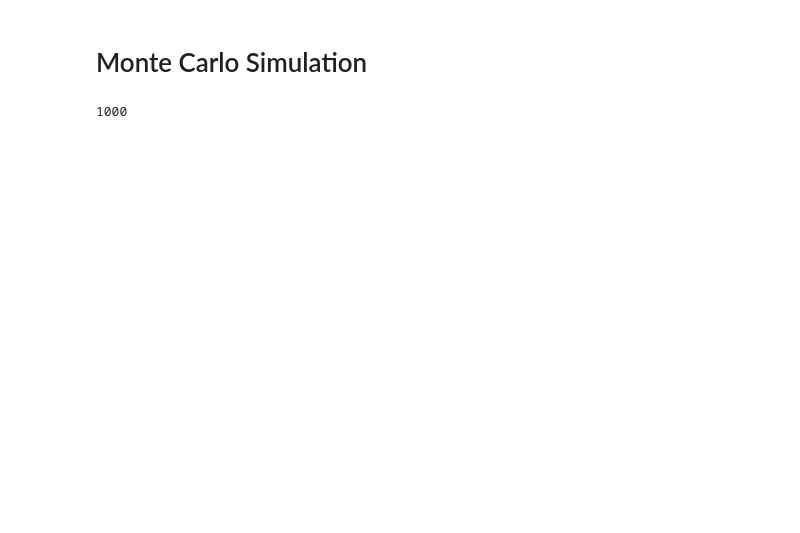
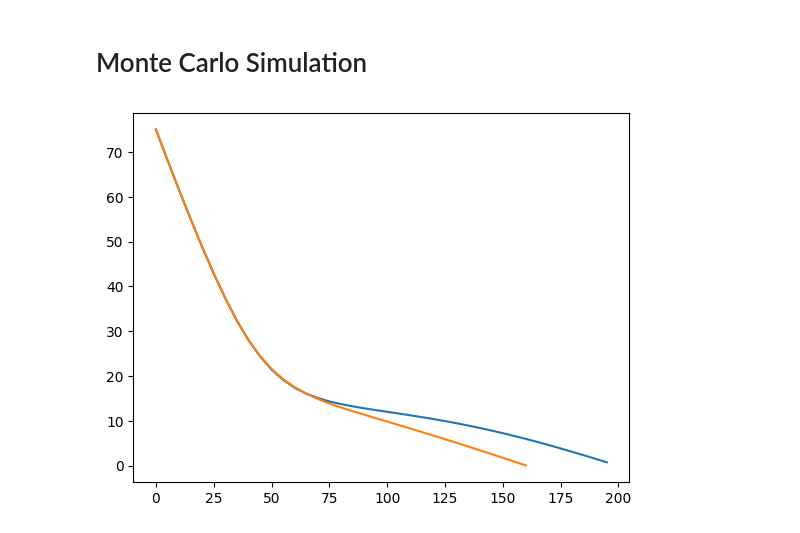
Before and after one commit to thomasantony/msl-apollo-entry-guidance, a Jupyter notebook: notebooks/03-Apollo-Guidance.ipynb, the cells around one changed output. Saved outputs shown, nothing was run; the diff lists cells and outputs as text; code cells hidden in the pictures; blank space fills up the shorter version.

```diff
--- a/notebooks/03-Apollo-Guidance.ipynb
+++ b/notebooks/03-Apollo-Guidance.ipynb
@@ -17,10 +21,10 @@ class ApolloGuidanceBankController:
         self.K = K
 
     @staticmethod
-    def from_file(filename: str):
+    def from_file(filename: str, K: float = 1):
         """Loads reference data from a file and initializes a new guidance controller"""
         ref_data = apollo_utils.ApolloReferenceData.load(filename)
-        return ApolloGuidanceBankController(ref_data)
+        return ApolloGuidanceBankController(ref_data, K)
 
     def reference_bank_angle(self, t, state, params):
         """Bank angle function for open loop guidance that simply returns
@@ -42,19 +46,23 @@ class ApolloGuidanceBankController:
 
         ref_data_row = self.ref_data.get_row_by_velocity(v)
 
-        h_ref, s_ref, v_ref, gam_ref = ref_data_row[1:5]
-        F1, F2, F3, D_m_ref = ref_data_row[5:9]
+        s_ref = ref_data_row[2]
+        F1, F2, F3, D_m_ref, hdot_ref = ref_data_row[5:10]
 
         rho = rho0 * exp(-h/H)
         D_m = rho * v * v / (2 * beta)  # Drag Acceleration (D/m)
+        hdot = v * sin(gam)
 
         # Compute reference bankangle
         phi = self.reference_bank_angle(t, state, params)
 
         # Add correction based on Apollo guidance algorithm
-        phi = phi + self.K * ( -(s-s_ref) - F2*(h-h_ref) + F1*(D_m - D_m_ref ))/F3
+        dphi = self.K * ( -(s-s_ref) - F2*(hdot-hdot_ref) + F1*(D_m - D_m_ref ))/F3
+
+
+        phi = phi - dphi
         phi = abs(phi)
-        phi = max(min(phi, np.pi), 0)
+        phi = max(min(phi, np.pi/2), 0)
         return phi
 # %% [markdown]
 # Monte Carlo Simulation
@@ -127,4 +134,38 @@ closed_loop_results = monte_carlo_simulation(apollo.closed_loop_guidance)
-# %%
-len(closed_loop_results)
-# %% [output]
-1000
+# %%
+# Initial conditions
+h0 = 75e3; # Entry altitude
+V0 = 5500;  # Entry velocity
+gamma0_deg = -14.5; # Entry flight path angle
+s0 = 0
+
+# Model parameters
+params = {'H': 11.1e3,
+              'rho0': 0.020, # kg/m^3
+              'beta': 120,
+              'LD': 0.24,
+              'R_m': 3380e3,
+              'g': 3.73}
+
+# Terminal altitude
+h_f = 0e3
+
+gamma0 = np.deg2rad(gamma0_deg)
+X0 = np.array([h0, s0, V0, gamma0])
+t0 = 0
+tf = 500.
+tspan = np.linspace(t0, tf, 101)
+
+# print('apollo', apollo.closed_loop_guidance(0, X0, params)*180/np.pi)
+# print('ref', apollo.reference_bank_angle(0, X0, params)*180/np.pi)
+ref_traj = sim_utils.simulate_entry_trajectory(apollo_utils.traj_eom, t0, tf, X0, 0, h_f, params, apollo.reference_bank_angle, tspan)
+ref_traj2 = sim_utils.simulate_entry_trajectory(apollo_utils.traj_eom, t0, tf, X0, 0, h_f, params, apollo.closed_loop_guidance, tspan)
+
+# # plt.plot(ref_traj.X[:,2]/1e3, np.degrees(ref_traj.u) )
+# # plt.plot(ref_traj2.X[:,2]/1e3, np.degrees(ref_traj2.u) )
+plt.plot(ref_traj.t, ref_traj.X[:,0]/1e3, label='ref')
+plt.plot(ref_traj2.t, ref_traj2.X[:,0]/1e3, label='ref2')
+# # plt.plot(ref_traj.t, np.degrees(ref_traj.u) )
+# # plt.plot(ref_traj2.t, np.degrees(ref_traj2.u) )
+plt.show()
+# %% [output]
+[figure, added]
```
Also changed, not shown: parts of 11 cells of this notebook, 4 other files.
